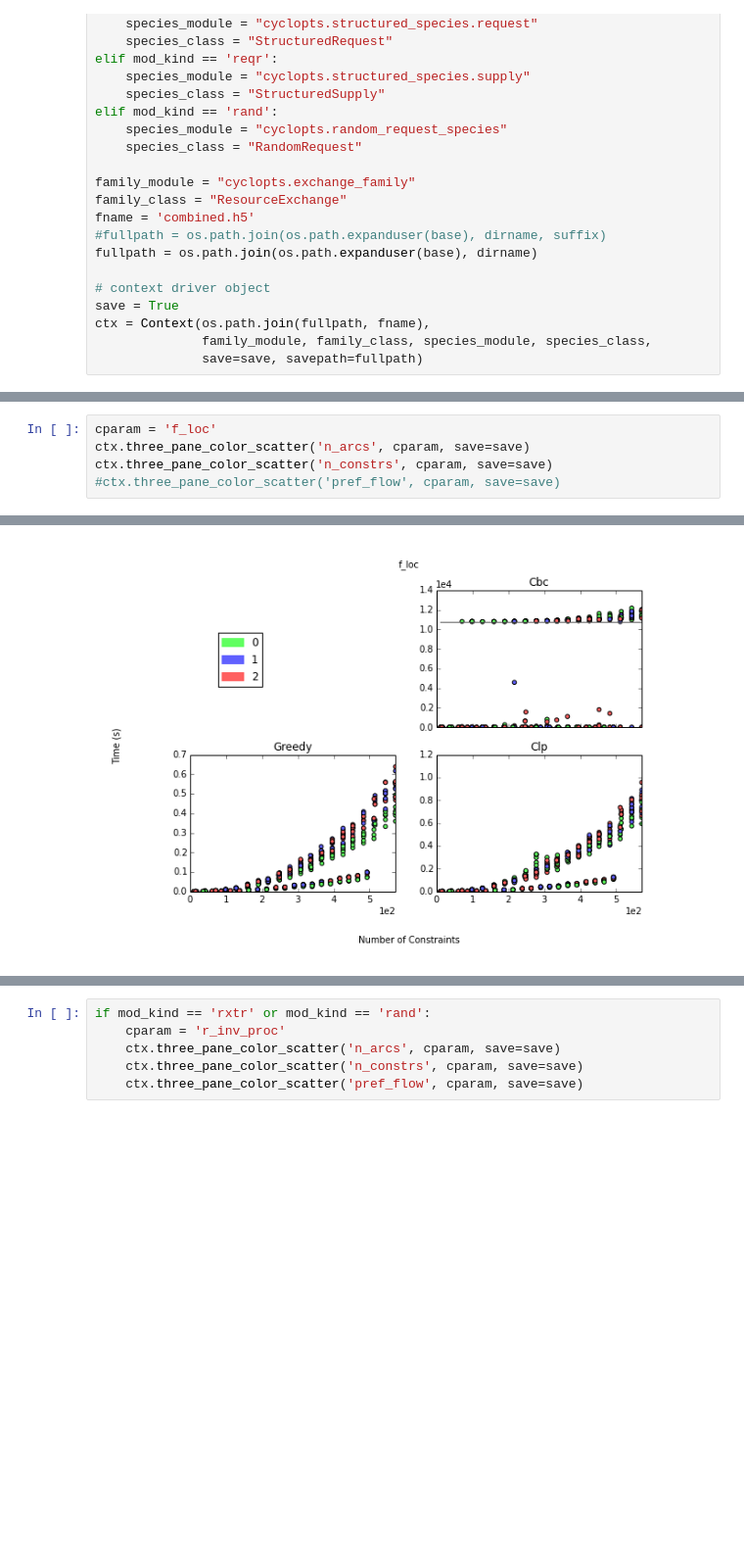
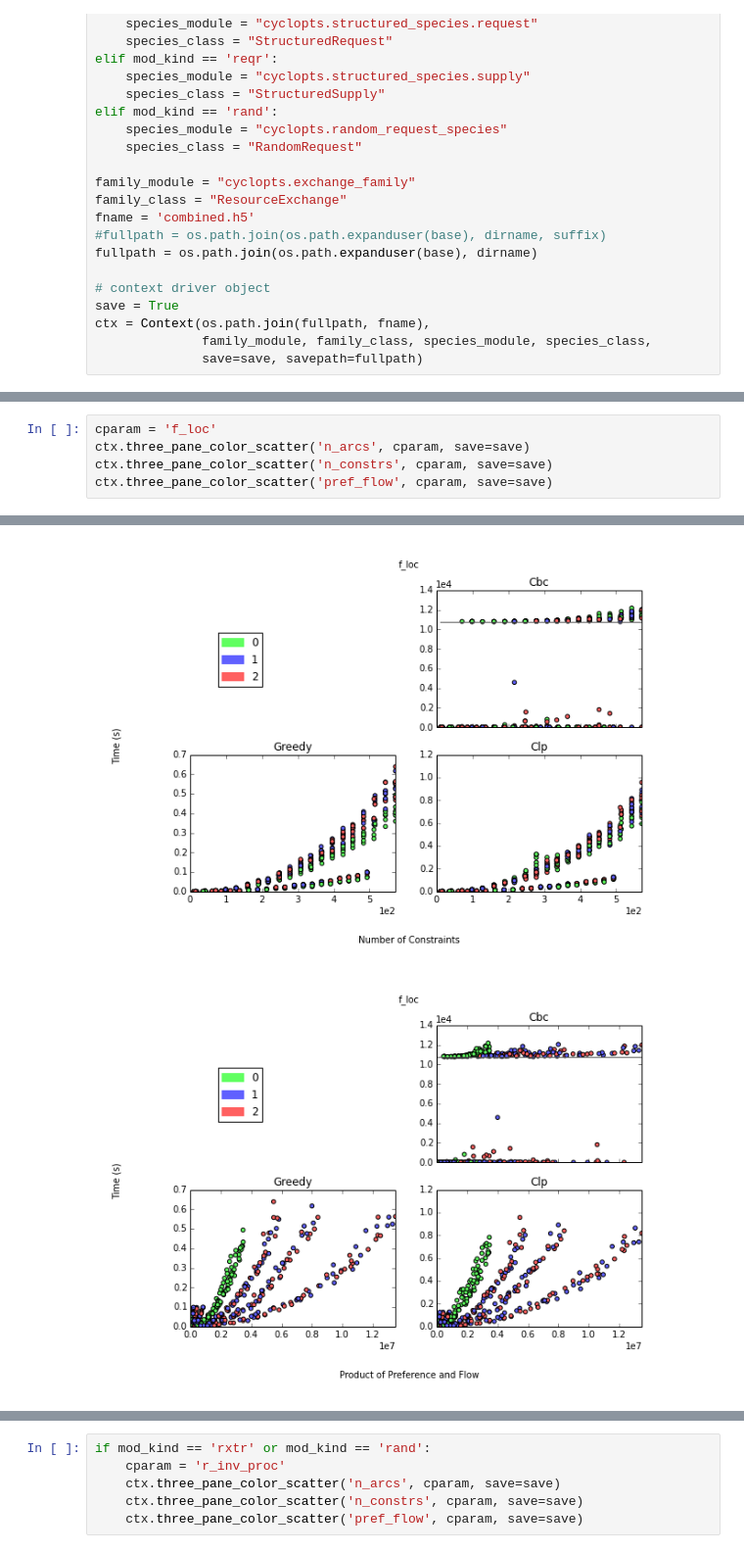
Before and after one commit to gidden/cyclopts, a Jupyter notebook: nbs/General Experimental Analysis.ipynb, the cells around one changed output, grey strips where cells are left out. Shown: that part at 98% size. Cells and saved outputs as stored; diff of their text form; blank space fills up the shorter version.

```diff
--- a/nbs/General Experimental Analysis.ipynb
+++ b/nbs/General Experimental Analysis.ipynb
@@ -63,11 +65,12 @@ ctx.three_pane_color_scatter('n_constrs', cparam, save=save)
 # %%
 cparam = 'f_loc'
 ctx.three_pane_color_scatter('n_arcs', cparam, save=save)
 ctx.three_pane_color_scatter('n_constrs', cparam, save=save)
-#ctx.three_pane_color_scatter('pref_flow', cparam, save=save)
+ctx.three_pane_color_scatter('pref_flow', cparam, save=save)
 # %% [output]
 [figure]
 [figure]
+[figure, added]
 # %%
 cparam = 'r_l_c'
 ctx.three_pane_color_scatter('n_arcs', cparam, save=save)
```
Also changed, not shown: parts of 3 cells of this notebook.
